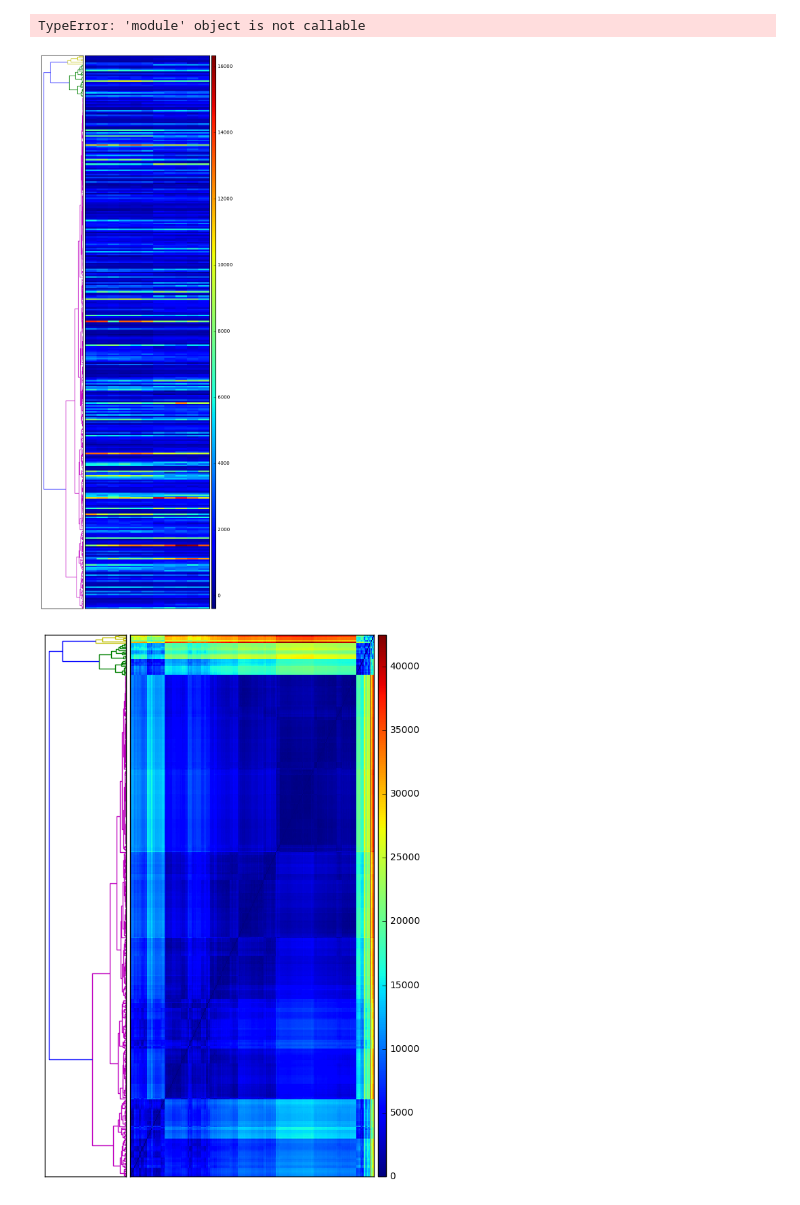
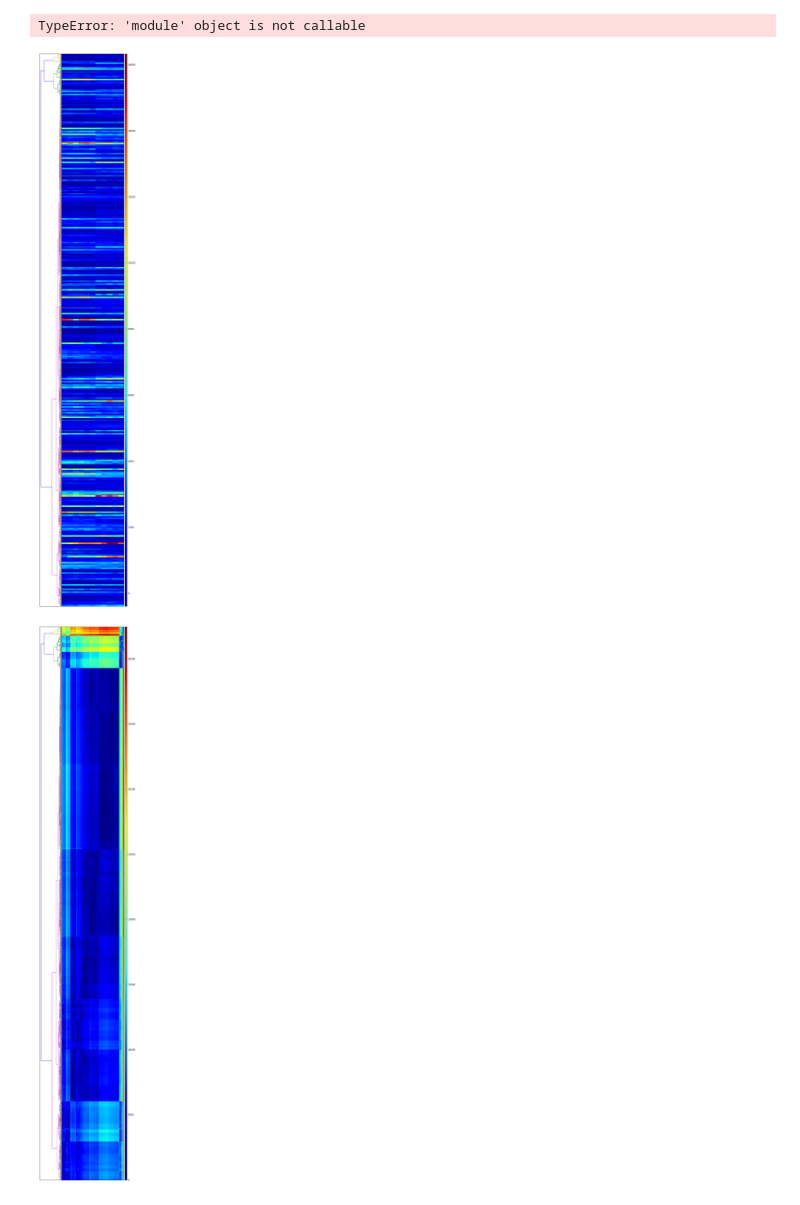
Before and after one commit to joseverdezoto/BRCA1-PROJECT, a Jupyter notebook: Jose.ipynb, the cells around one changed output. Cells and saved outputs as stored; diff of their text form; code cells hidden in the pictures.

```diff
--- a/Jose.ipynb
+++ b/Jose.ipynb
@@ -26,30 +26,30 @@ dist_square_matrix = dist.squareform(dist_matrix)
 # %%
 # Compute and plot dendrogram.
 fig = pl.figure()
 axdendro = fig.add_axes([0.09,0.1,0.2,0.8])
 linkageMatrix = hier.linkage(dist_square_matrix, method='centroid') # created linkage matrix
 dendrogram = hier.dendrogram(linkageMatrix, orientation='left') # produced dendrogram of the linkage matrix                             #Y = sch.linkage(D, method='centroid')
 #Z = sch.dendrogram(Y, orientation='right')
 axdendro.set_xticks([])
 axdendro.set_yticks([])
 
 # Plot distance matrix.
 axmatrix = fig.add_axes([0.3,0.1,0.6,0.8])
 index = dendrogram['leaves']
 im = axmatrix.matshow(just_expression, aspect='auto', origin='lower')
 axmatrix.set_xticks([])
 axmatrix.set_yticks([])
 
 # Plot colorbar.
 axcolor = fig.add_axes([0.91,0.1,0.02,0.8])
 pl.colorbar(im, cax=axcolor)
 
 # Display and save figure.
 fig.show()
 fig.savefig('dendrogram.png')
-fig.set_figheight(20)
+fig.set_figheight(40)
 # %% [output]
-[figure, old version]
+[figure, new version]
 # %%
 # Compute and plot dendrogram.
 fig = pl.figure()
@@ -76,6 +76,6 @@ pl.colorbar(im, cax=axcolor)
 # Display and save figure.
 fig.show()
 fig.savefig('dendrogram.png')
-fig.set_figheight(10)
+fig.set_figheight(40)
 # %% [output]
-[figure, old version]
+[figure, new version]
```
Also changed, not shown: 1 other file.
